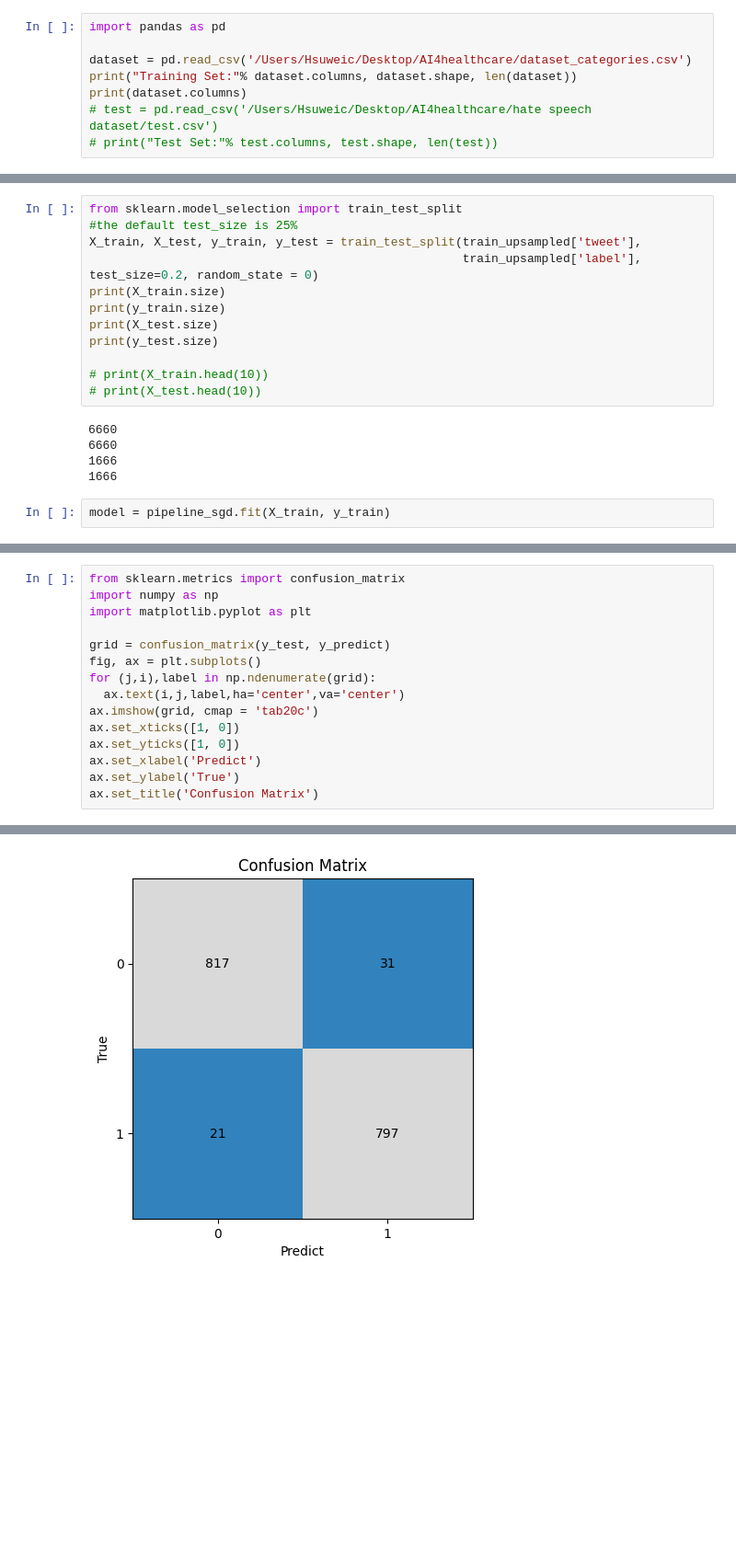
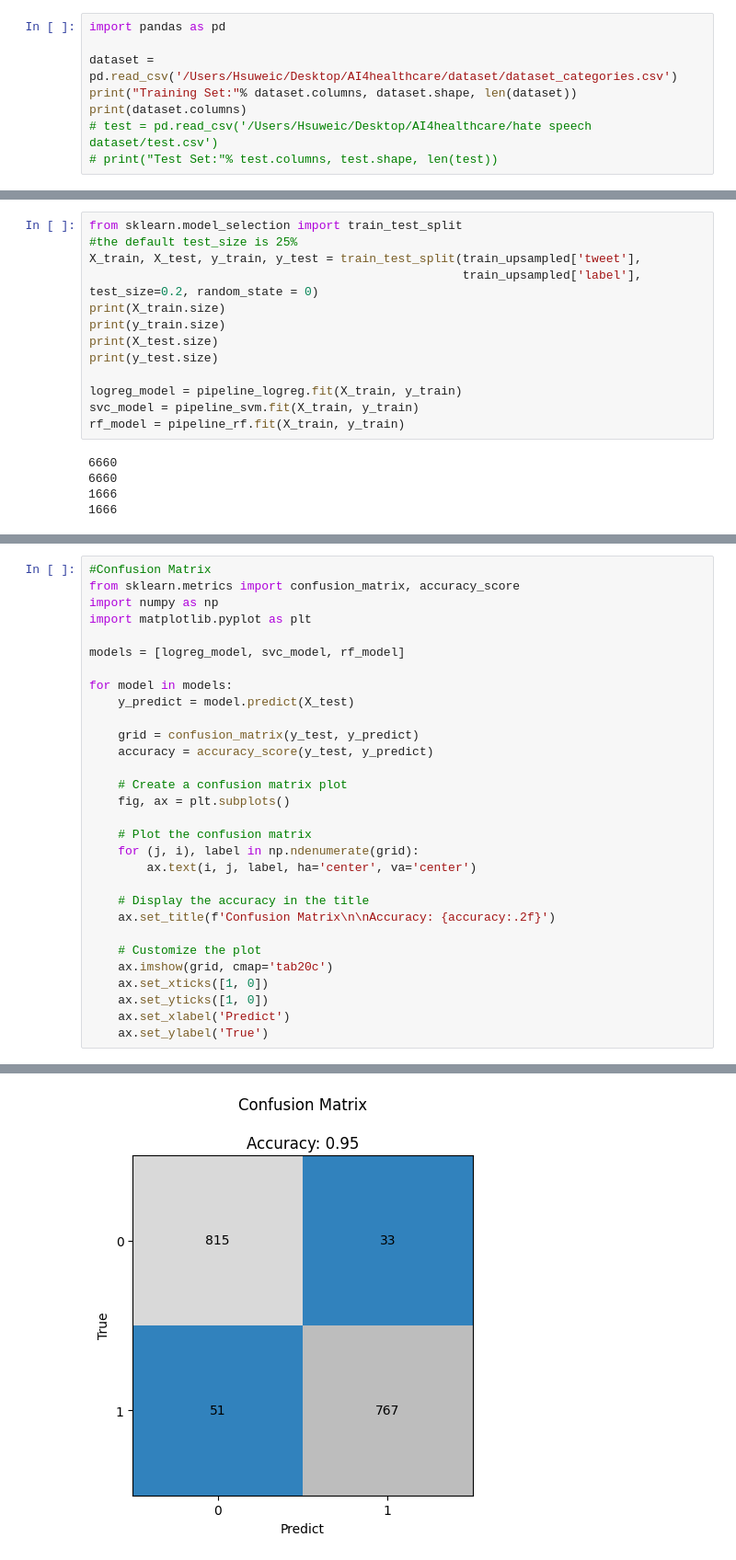
Before and after one commit to wh476/AI4health, a Jupyter notebook: Detection model.ipynb, the cells around one changed output, grey strips where cells are left out. Shown at 92% size. Saved outputs shown, nothing was run; the diff lists cells and outputs as text; blank space fills up the shorter version.

Commit message:
modify script & trained model

```diff
--- a/Detection model.ipynb
+++ b/Detection model.ipynb
@@ -3,7 +3,7 @@
 # %%
 import pandas as pd
 
-dataset = pd.read_csv('/Users/Hsuweic/Desktop/AI4healthcare/dataset_categories.csv')
+dataset = pd.read_csv('/Users/Hsuweic/Desktop/AI4healthcare/dataset/dataset_categories.csv')
 print("Training Set:"% dataset.columns, dataset.shape, len(dataset))
 print(dataset.columns)
 # test = pd.read_csv('/Users/Hsuweic/Desktop/AI4healthcare/hate speech dataset/test.csv')
@@ -75,12 +89,11 @@ print(y_train.size)
 print(X_test.size)
 print(y_test.size)
 
-# print(X_train.head(10))
-# print(X_test.head(10))
+logreg_model = pipeline_logreg.fit(X_train, y_train)
+svc_model = pipeline_svm.fit(X_train, y_train)
+rf_model = pipeline_rf.fit(X_train, y_train)
 # %% [output]
 6660
 6660
 1666
 1666
-# %%
-model = pipeline_sgd.fit(X_train, y_train)
@@ -94,16 +164,31 @@ f1_score(y_test, y_predict)
 # %%
-from sklearn.metrics import confusion_matrix
+#Confusion Matrix
+from sklearn.metrics import confusion_matrix, accuracy_score
 import numpy as np
 import matplotlib.pyplot as plt
 
-grid = confusion_matrix(y_test, y_predict)
-fig, ax = plt.subplots()
-for (j,i),label in np.ndenumerate(grid):
-  ax.text(i,j,label,ha='center',va='center')
-ax.imshow(grid, cmap = 'tab20c')
-ax.set_xticks([1, 0])
-ax.set_yticks([1, 0])
-ax.set_xlabel('Predict')
-ax.set_ylabel('True')
-ax.set_title('Confusion Matrix')
+models = [logreg_model, svc_model, rf_model]
+
+for model in models:
+    y_predict = model.predict(X_test)
+
+    grid = confusion_matrix(y_test, y_predict)
+    accuracy = accuracy_score(y_test, y_predict)
+
+    # Create a confusion matrix plot
+    fig, ax = plt.subplots()
+
+    # Plot the confusion matrix
+    for (j, i), label in np.ndenumerate(grid):
+        ax.text(i, j, label, ha='center', va='center')
+
+    # Display the accuracy in the title
+    ax.set_title(f'Confusion Matrix\n\nAccuracy: {accuracy:.2f}')
+
+    # Customize the plot
+    ax.imshow(grid, cmap='tab20c')
+    ax.set_xticks([1, 0])
+    ax.set_yticks([1, 0])
+    ax.set_xlabel('Predict')
+    ax.set_ylabel('True')
 # %% [output]
@@ -111 +195 @@ Text(0.5, 1.0, 'Confusion Matrix')
-[figure, old version]
+[figure, new version]
```
Also changed, not shown: parts of 11 cells of this notebook, 2 other files.
